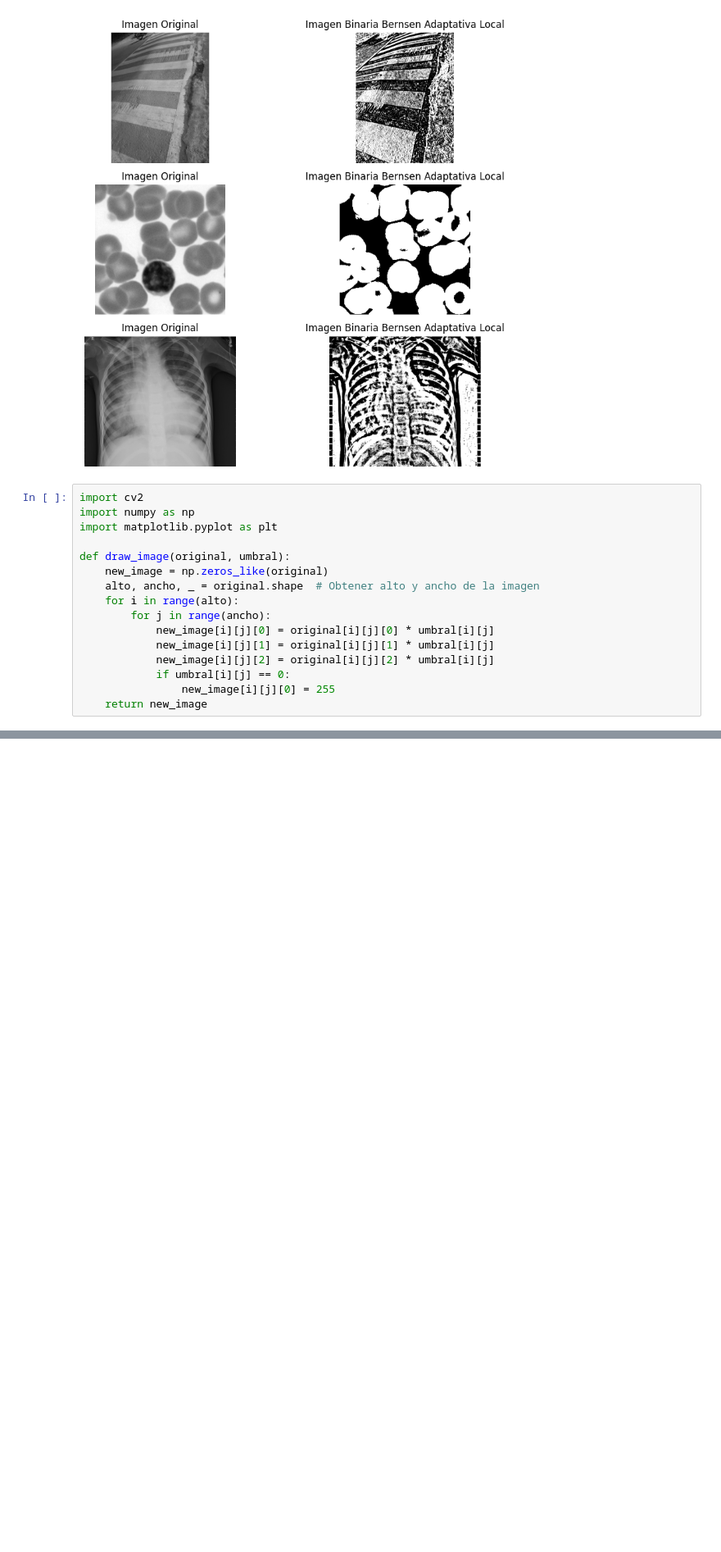
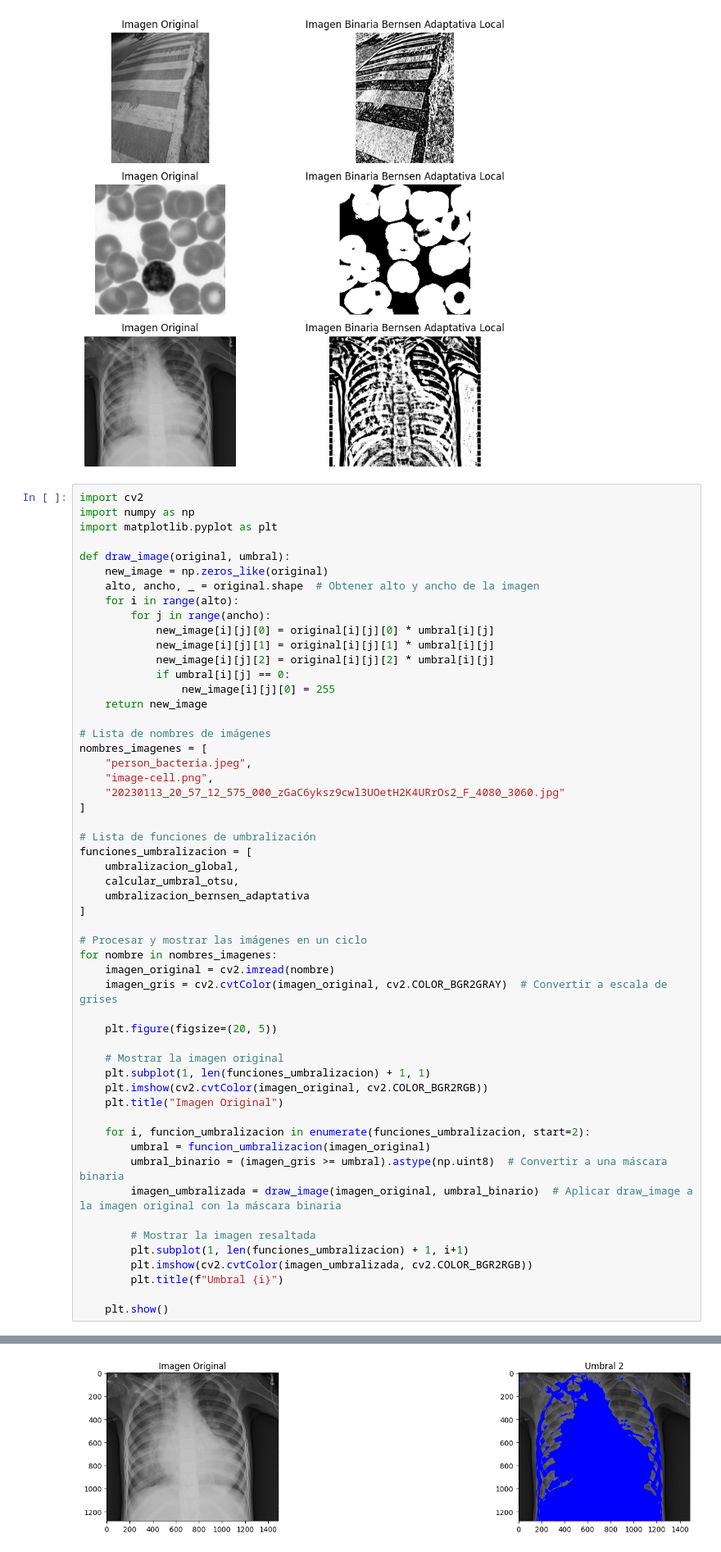
Before and after one commit to AngelRosalesContreras/Practica1-4, a Jupyter notebook: Práctica_1_4.ipynb, the cells around one changed output, grey strips where cells are left out. Shown at 82% size. Cells and saved outputs as stored; diff of their text form; blank space fills up the shorter version.

```diff
--- a/Práctica_1_4.ipynb
+++ b/Práctica_1_4.ipynb
@@ -262,3 +262,42 @@ def draw_image(original, umbral):
             if umbral[i][j] == 0:
                 new_image[i][j][0] = 255
     return new_image
+
+# Lista de nombres de imágenes
+nombres_imagenes = [
+    "person_bacteria.jpeg",
+    "image-cell.png",
+    "20230113_20_57_12_575_000_zGaC6yksz9cwl3UOetH2K4URrOs2_F_4080_3060.jpg"
+]
+
+# Lista de funciones de umbralización
+funciones_umbralizacion = [
+    umbralizacion_global,
+    calcular_umbral_otsu,
+    umbralizacion_bernsen_adaptativa
+]
+
+# Procesar y mostrar las imágenes en un ciclo
+for nombre in nombres_imagenes:
+    imagen_original = cv2.imread(nombre)
+    imagen_gris = cv2.cvtColor(imagen_original, cv2.COLOR_BGR2GRAY)  # Convertir a escala de grises
+
+    plt.figure(figsize=(20, 5))
+
+    # Mostrar la imagen original
+    plt.subplot(1, len(funciones_umbralizacion) + 1, 1)
+    plt.imshow(cv2.cvtColor(imagen_original, cv2.COLOR_BGR2RGB))
+    plt.title("Imagen Original")
+
+    for i, funcion_umbralizacion in enumerate(funciones_umbralizacion, start=2):
+        umbral = funcion_umbralizacion(imagen_original)
+        umbral_binario = (imagen_gris >= umbral).astype(np.uint8)  # Convertir a una máscara binaria
+        imagen_umbralizada = draw_image(imagen_original, umbral_binario)  # Aplicar draw_image a la imagen original con la máscara binaria
+
+        # Mostrar la imagen resaltada
+        plt.subplot(1, len(funciones_umbralizacion) + 1, i+1)
+        plt.imshow(cv2.cvtColor(imagen_umbralizada, cv2.COLOR_BGR2RGB))
+        plt.title(f"Umbral {i}")
+
+    plt.show()
+# %% [output]
@@ -264,0 +305 @@ def draw_image(original, umbral):
+[figure, added]
```
Also changed, not shown: parts of 3 cells of this notebook.
